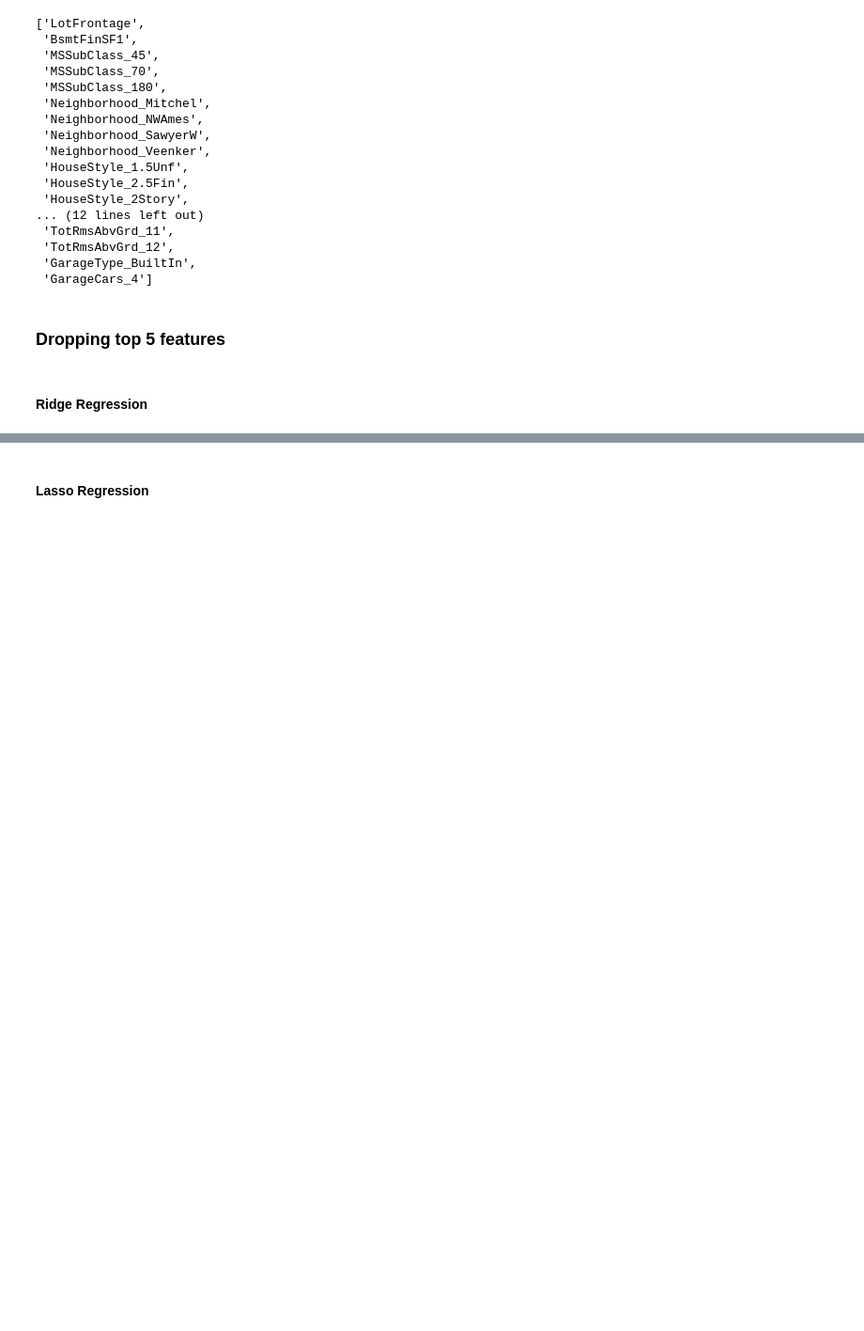
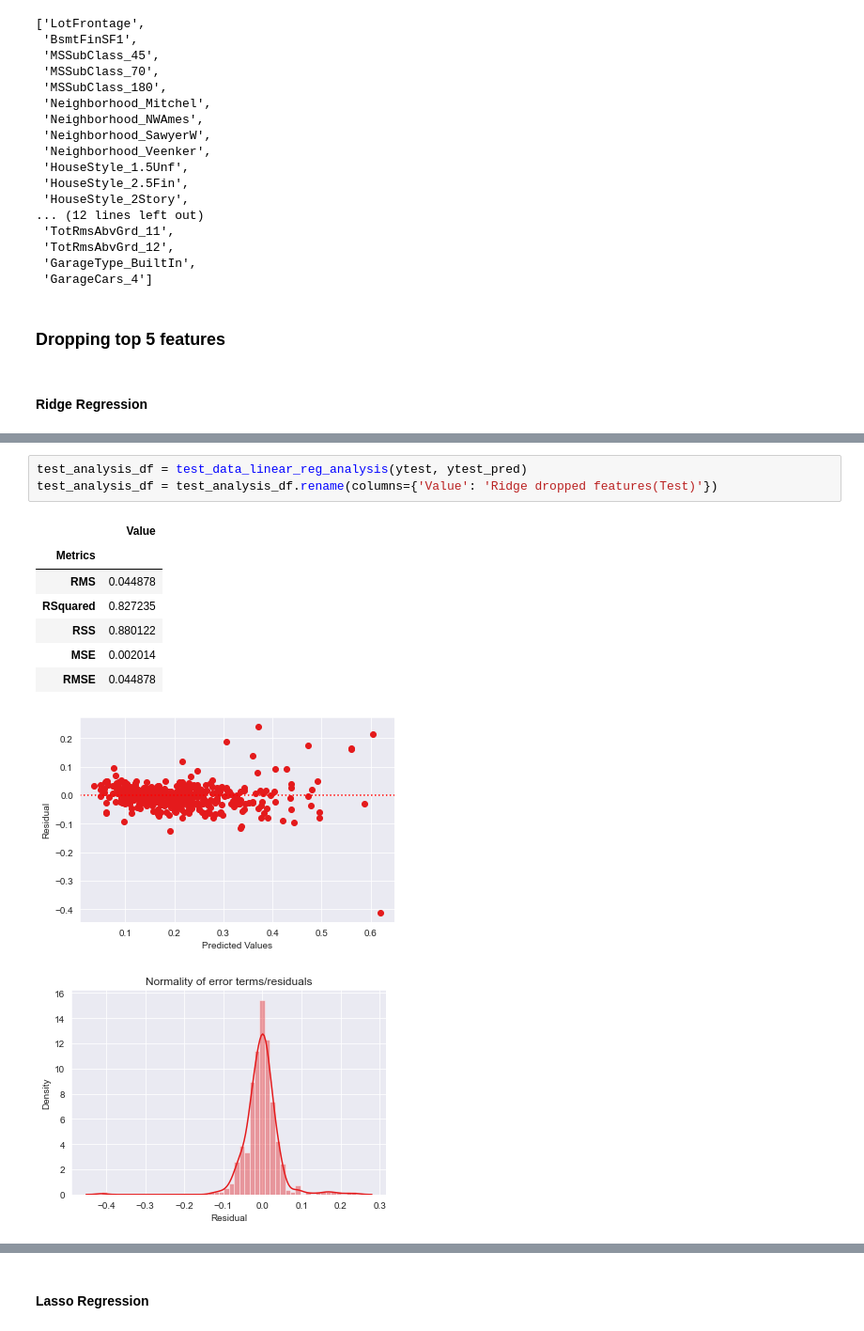
Before and after one commit to npalupunoori/AustrilianHousingCaseStudy, a Jupyter notebook: NarenReddy_Palupunoori.ipynb, the cells around one changed output, grey strips where cells are left out. Shown at 94% size. Cells and saved outputs as stored; diff of their text form; blank space fills up the shorter version.

```diff
--- a/NarenReddy_Palupunoori.ipynb
+++ b/NarenReddy_Palupunoori.ipynb
@@ -1673,0 +1748,13 @@ Xtest_ridge = Xtest.drop(ridge_to_drop)
+# %%
+test_analysis_df = test_data_linear_reg_analysis(ytest, ytest_pred)
+test_analysis_df = test_analysis_df.rename(columns={'Value': 'Ridge dropped features(Test)'})
+# %% [output]
+|  | Value |
+| Metrics |  |
+| RMS | 0.044878 |
+| RSquared | 0.827235 |
+| RSS | 0.880122 |
+| MSE | 0.002014 |
+| RMSE | 0.044878 |
+[figure, added]
+[figure, added]
```
Also changed, not shown: parts of 20 cells of this notebook.
